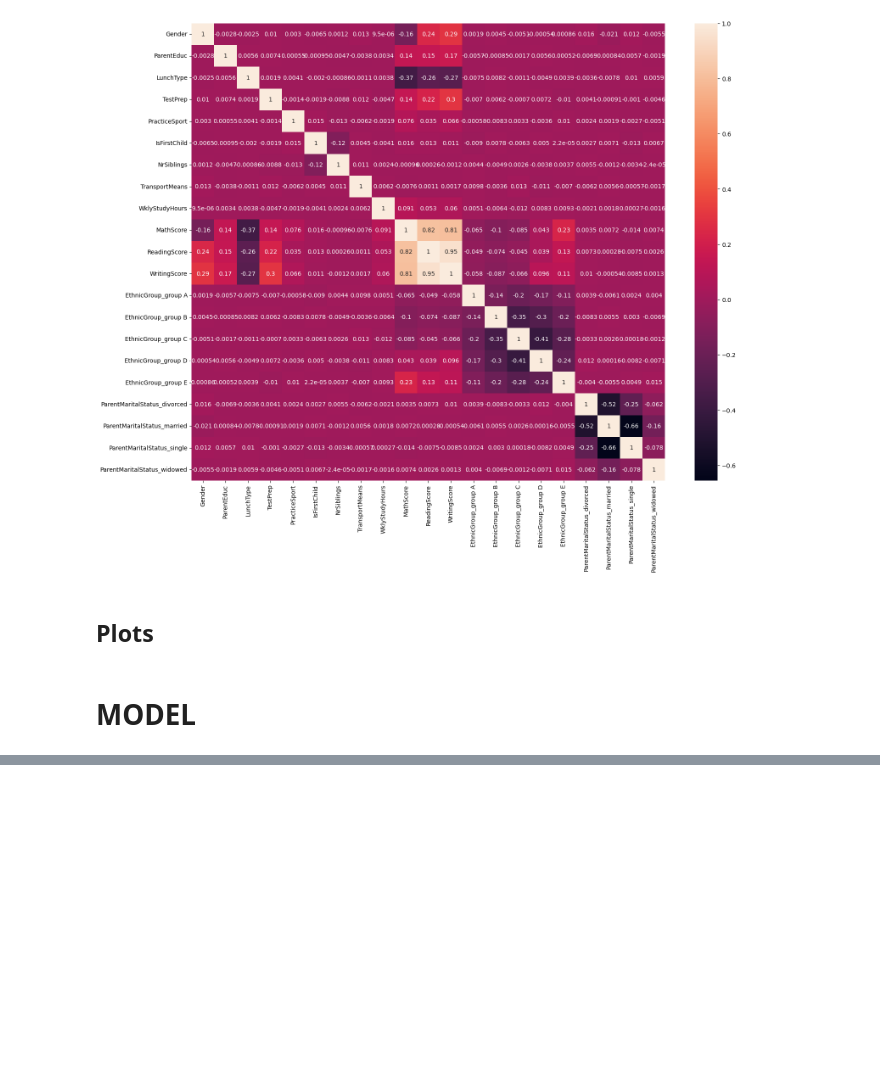
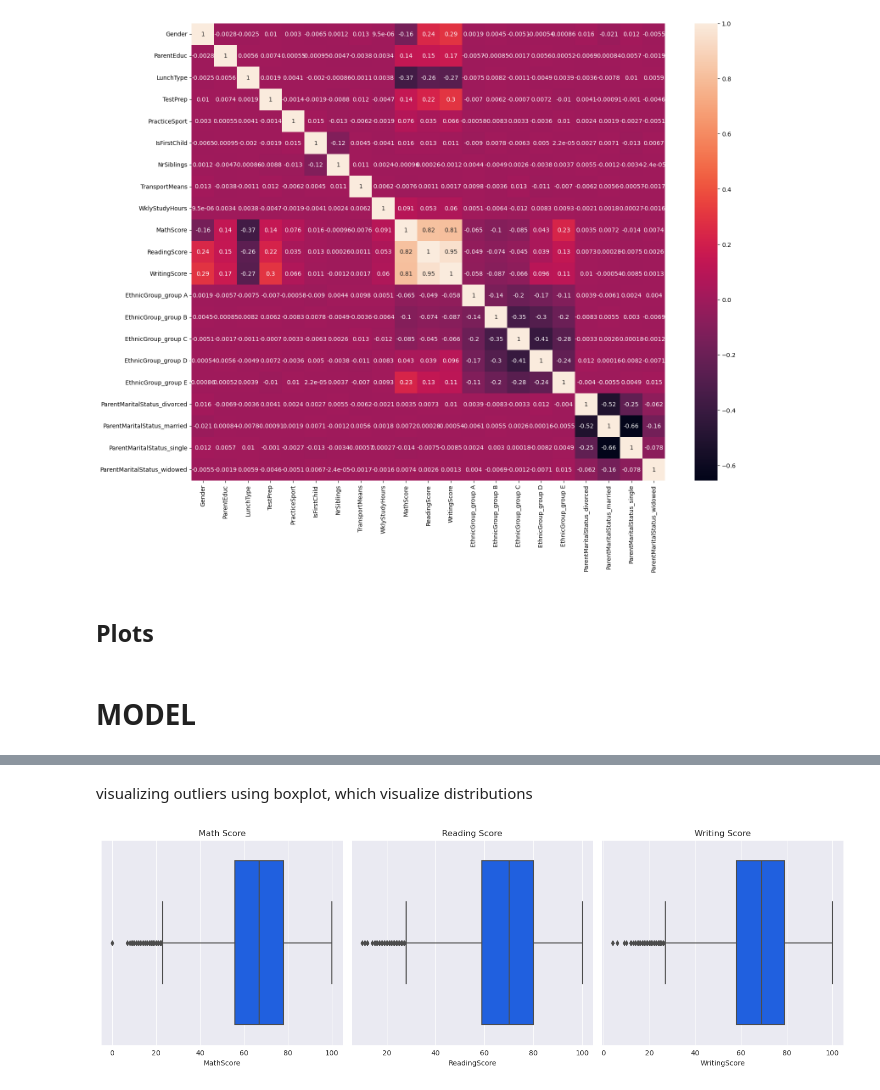
Before and after one commit to onathatice-univr/programming_final_project, a Jupyter notebook: VR503361_final_project.ipynb, the cells around one changed output, grey strips where cells are left out. Cells and saved outputs as stored; diff of their text form; code cells hidden in the pictures; blank space fills up the shorter version.

```diff
--- a/VR503361_final_project.ipynb
+++ b/VR503361_final_project.ipynb
@@ -464,0 +542,25 @@ To enable the following instructions: AVX2 FMA, in other operations, rebuild Ten
+# %% [markdown]
+visualizing outliers using boxplot, which visualize distributions
+# %%
+# Create a figure and axes for subplots
+fig, axs = plt.subplots(1, 3, figsize=(15, 5))
+
+# Plot MathScore boxplot
+sns.boxplot(x=df_exam_score_copy['MathScore'], ax=axs[0])
+axs[0].set_title('Math Score')
+
+# Plot ReadingScore boxplot
+sns.boxplot(x=df_exam_score_copy['ReadingScore'], ax=axs[1])
+axs[1].set_title('Reading Score')
+
+# Plot WritingScore boxplot
+sns.boxplot(x=df_exam_score_copy['WritingScore'], ax=axs[2])
+axs[2].set_title('Writing Score')
+
+# Adjust layout
+plt.tight_layout()
+
+# Show the plot
+plt.show()
+# %% [output]
+[figure, added]
```
Also changed, not shown: parts of 34 cells of this notebook.
